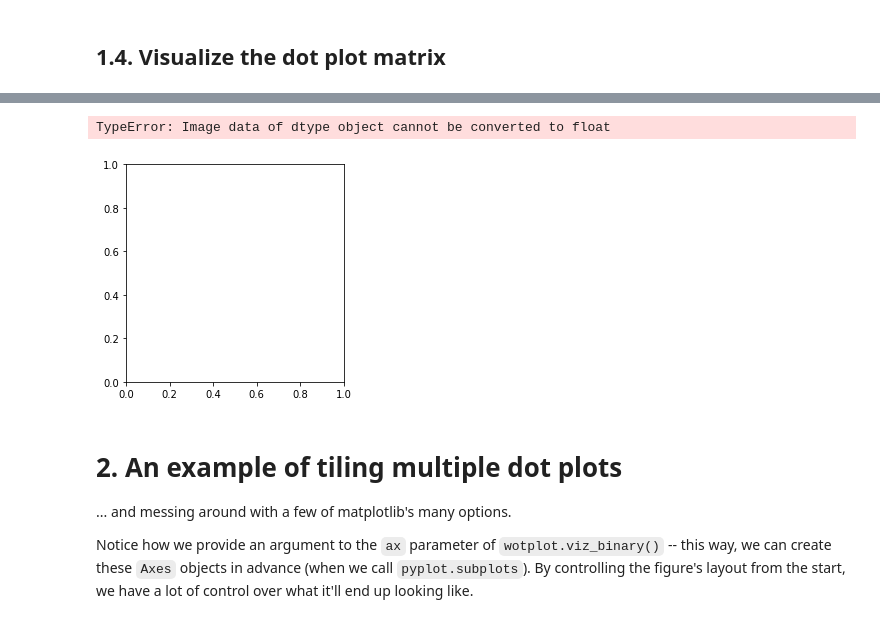
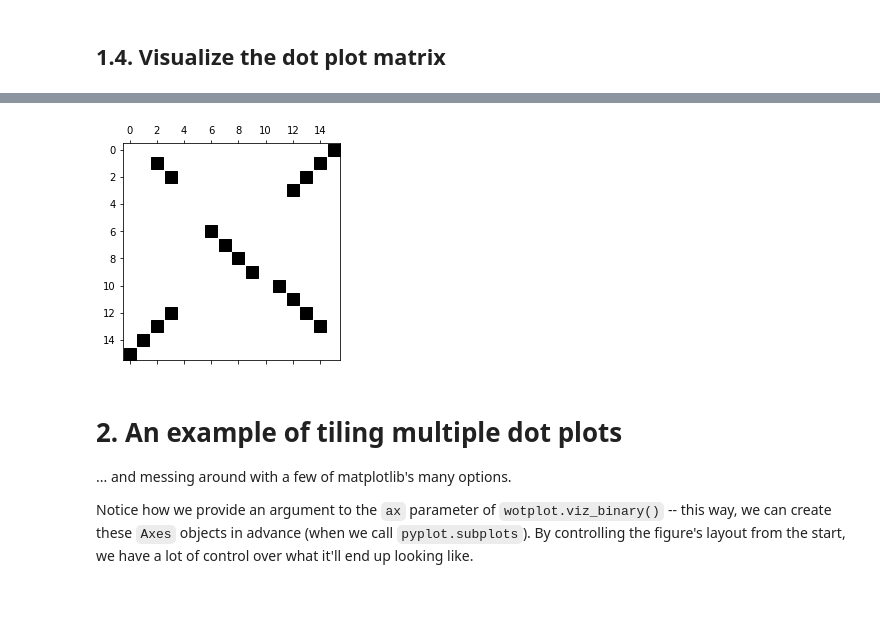
Before and after one commit to fedarko/wotplot, a Jupyter notebook: docs/Tutorial.ipynb, the cells around one changed output, grey strips where cells are left out. Drawn from its saved outputs; the diff is of its cells as text; code cells hidden in the pictures.

```diff
--- a/docs/Tutorial.ipynb
+++ b/docs/Tutorial.ipynb
@@ -75,0 +296,4 @@ Depending on the version of SciPy you have installed, this matrix will have the
+# %%
+fig, ax = pyplot.subplots()
+ax.spy(m.mat, color="#000", markersize=)
+bbox = ax.get_window_extent().transformed(fig.dpi_scale_trans.inverted())
@@ -76,10 +421,10 @@ Depending on the version of SciPy you have installed, this matrix will have the
 # %%
-fig, ax = wotplot.viz_binary(m)
+fig, ax = viz_binary(m)
+# fig.set_size_inches(8,8)
 # Save the visualization to a file
 fig.savefig("example_dotplot.png", bbox_inches="tight")
 # %% [output]
-TypeError: Image data of dtype object cannot be converted to float
-[figure, old version]
+[figure, new version]
 # %% [markdown]
 # 2. An example of tiling multiple dot plots
 
```
Also changed, not shown: parts of 37 cells of this notebook.
